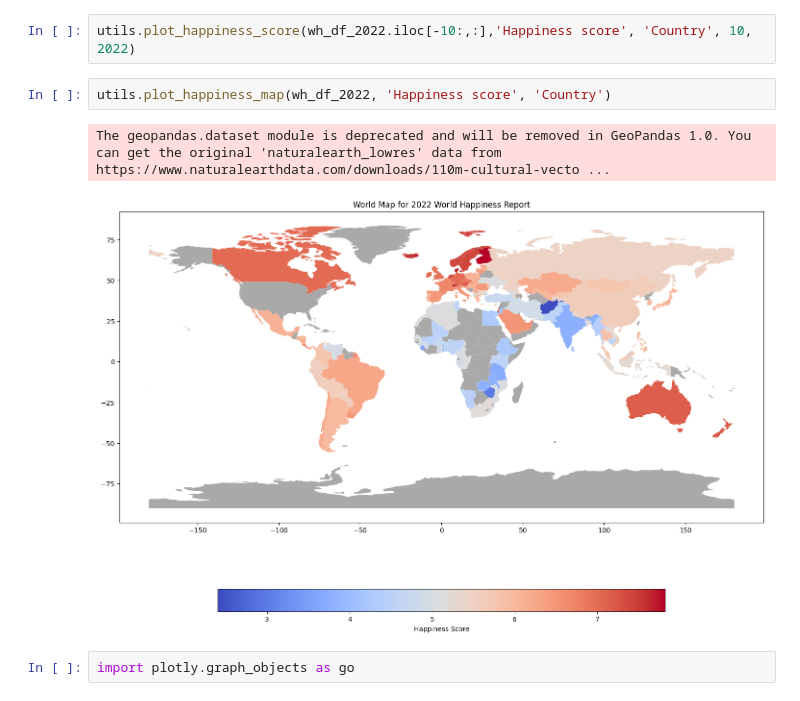
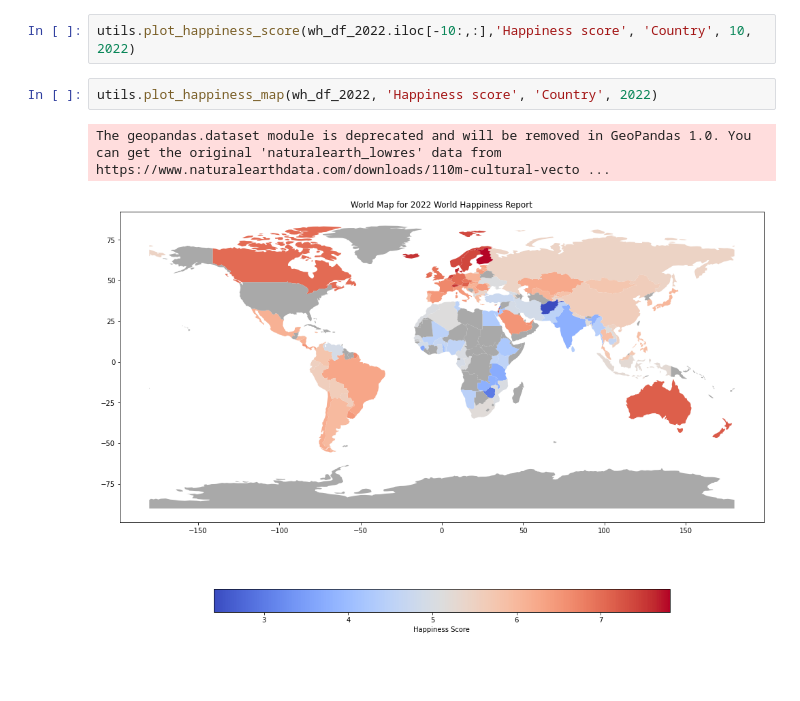
Before and after one commit to eugeneOlkhovik/RR_world_happiness, a Jupyter notebook: world_happiness_2022.ipynb, the cells around one changed output. Cells and saved outputs as stored; diff of their text form; blank space fills up the shorter version.

Commit message:
fixing code for plots

```diff
--- a/world_happiness_2022.ipynb
+++ b/world_happiness_2022.ipynb
@@ -80,11 +80,9 @@ utils.plot_happiness_score(wh_df_2022,'Happiness score', 'Country', 10, 2022)
 # %%
 utils.plot_happiness_score(wh_df_2022.iloc[-10:,:],'Happiness score', 'Country', 10, 2022)
 # %%
-utils.plot_happiness_map(wh_df_2022, 'Happiness score', 'Country')
+utils.plot_happiness_map(wh_df_2022, 'Happiness score', 'Country', 2022)
 # %% [output]
 The geopandas.dataset module is deprecated and will be removed in GeoPandas 1.0. You can get the original 'naturalearth_lowres' data from https://www.naturalearthdata.com/downloads/110m-cultural-vecto ...
-[figure, old version]
+[figure, new version]
-# %%
-import plotly.graph_objects as go
 # %%
 utils.build_correlation_matrix(wh_df_2022)
```
Also changed, not shown: parts of 2 cells of this notebook, 1 other file.
